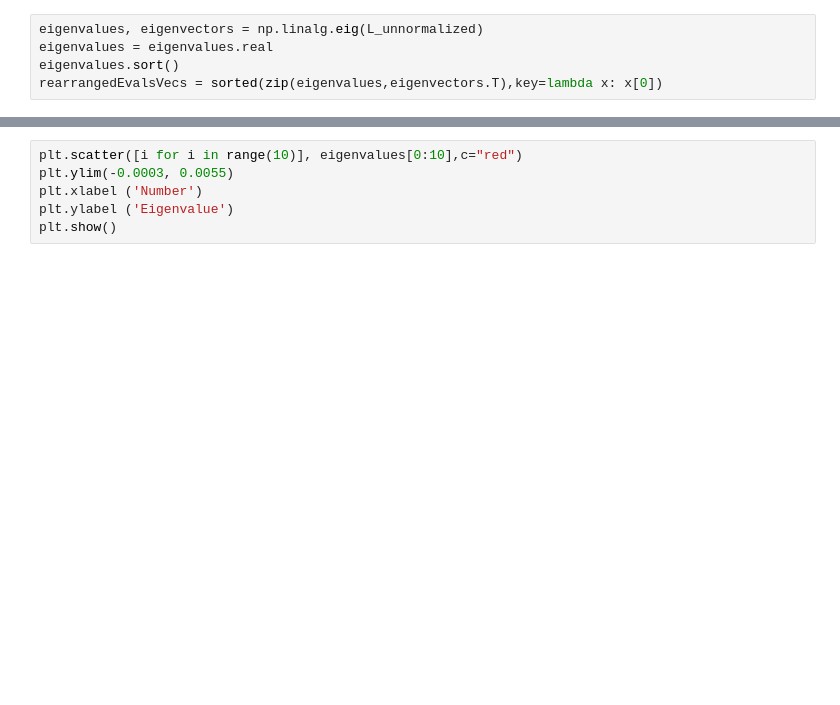
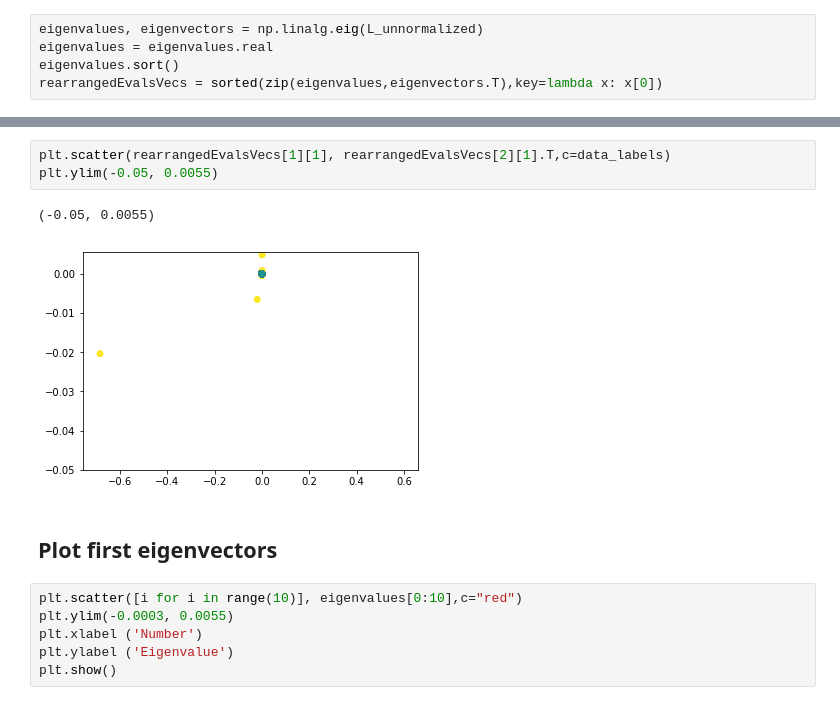
Before and after one commit to msarrias/spectral-clustering, a Jupyter notebook: playground.ipynb, the cells around one changed output, grey strips where cells are left out. Saved outputs shown, nothing was run; the diff lists cells and outputs as text; blank space fills up the shorter version.

```diff
--- a/playground.ipynb
+++ b/playground.ipynb
@@ -167,3 +49,11 @@ rearrangedEvalsVecs = sorted(zip(eigenvalues,eigenvectors.T),key=lambda x: x[0])
+# %%
+plt.scatter(rearrangedEvalsVecs[1][1], rearrangedEvalsVecs[2][1].T,c=data_labels)
+plt.ylim(-0.05, 0.0055)
+# %% [output]
+(-0.05, 0.0055)
+[figure, added]
+# %% [markdown]
+## Plot first eigenvectors
 # %%
 plt.scatter([i for i in range(10)], eigenvalues[0:10],c="red")
 plt.ylim(-0.0003, 0.0055)
```
Also changed, not shown: parts of 25 cells of this notebook.
